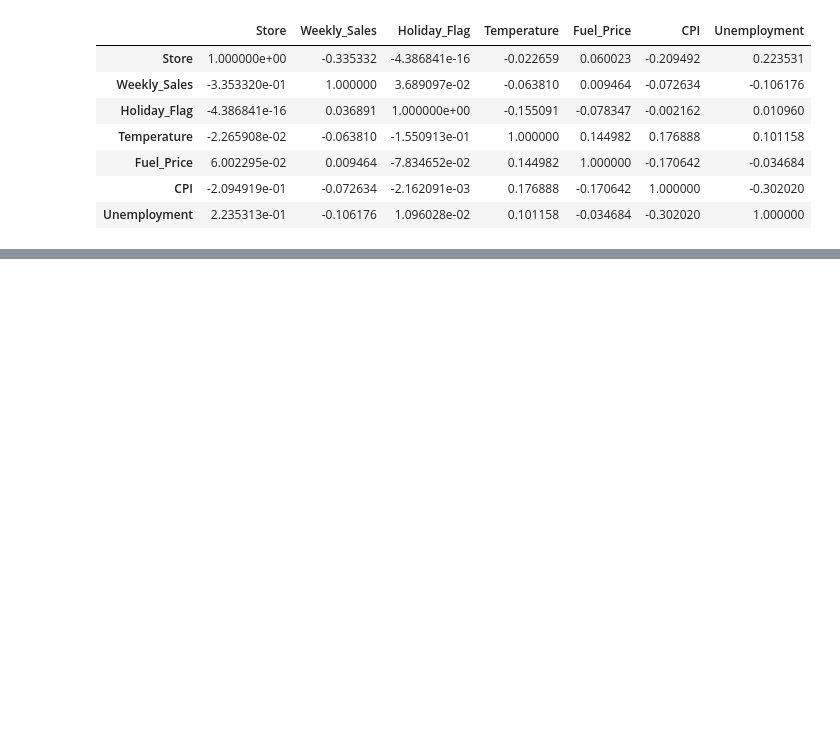
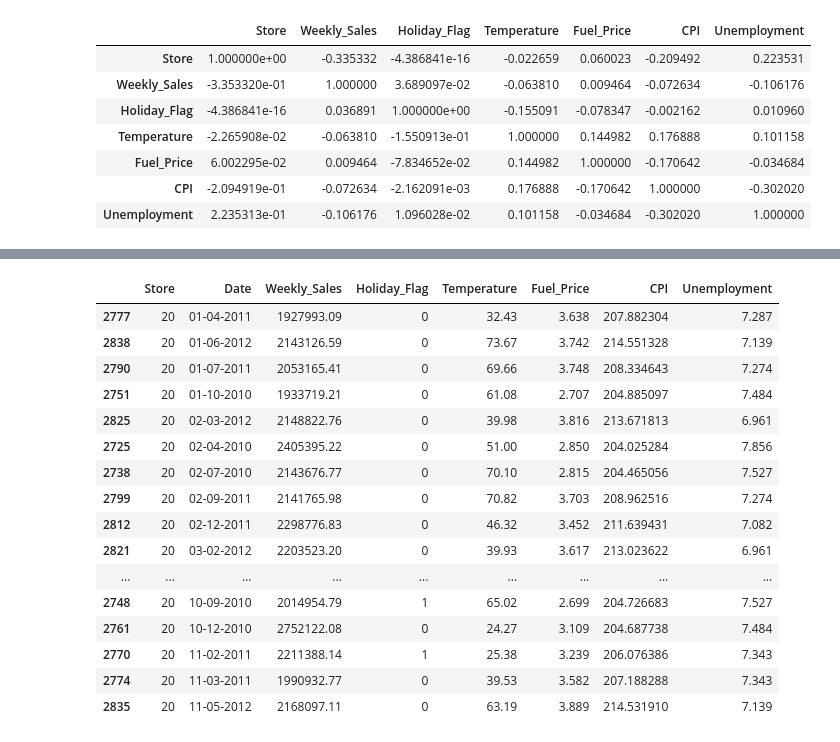
Before and after one commit to valdirsantos/Dados, a Jupyter notebook: MINI_PROJETO2_VALDIR.ipynb, the cells around one changed output, grey strips where cells are left out. Cells and saved outputs as stored; diff of their text form; code cells hidden in the pictures; blank space fills up the shorter version.

```diff
--- a/MINI_PROJETO2_VALDIR.ipynb
+++ b/MINI_PROJETO2_VALDIR.ipynb
@@ -171,3 +314,16 @@ vendas_por_loja.sort_values(by='Weekly_Sales_mean', ascending=False)
 fig = ex.bar(vendas_por_loja, x='Store', y='Weekly_Sales_mean', title='Média de vendas por loja')
 fig.update_layout(xaxis_title='Loja', yaxis_title='Valor em $')
 fig.show()
+# %%
+# plotar um gráfico de barras com a média de vendas por loja somente de 2010
+# filtrar os dados de 2010 e agrupar por loja e calcular a média de vendas
+
+
+walmart['Year'] = pd.DatetimeIndex(walmart['Date']).year
+vendas_por_loja_2010 = walmart[walmart['Year'] == 2012].groupby(['Store']).agg({'Weekly_Sales': [np.mean]}).reset_index()
+# renomeando as colunas
+vendas_por_loja_2010.columns = ['Store', 'Weekly_Sales_mean']
+fig = ex.bar(vendas_por_loja_2010, x='Store', y='Weekly_Sales_mean', title='Média de vendas por loja em 2010')
+fig.update_layout(xaxis_title='Loja', yaxis_title='Valor em $')
+fig.show()
+walmart['Year']
@@ -176,3 +346,29 @@ fig.show()
 fig = ex.bar(vendas_por_loja, x='Store', y=['Weekly_Sales_max', 'Weekly_Sales_min'], title='Máximo e mínimo de vendas por loja')
 fig.update_layout(xaxis_title='Loja', yaxis_title='Valor em $')
 fig.show()
+# %%
+loja_20 = walmart[walmart['Store'] == 20]
+loja_20 = loja_20.sort_values(by='Date')
+# plotar o gráfico
+fig = ex.line(loja_20, x='Date', y='Weekly_Sales', title='Vendas por semana da loja 20 no período de 2010 a 2012')
+fig.show()
+# %%
+loja_20.head(50)
+# %% [output]
+|  | Store | Date | Weekly_Sales | Holiday_Flag | Temperature | Fuel_Price | CPI | Unemployment |
+| 2777 | 20 | 01-04-2011 | 1927993.09 | 0 | 32.43 | 3.638 | 207.882304 | 7.287 |
+| 2838 | 20 | 01-06-2012 | 2143126.59 | 0 | 73.67 | 3.742 | 214.551328 | 7.139 |
+| 2790 | 20 | 01-07-2011 | 2053165.41 | 0 | 69.66 | 3.748 | 208.334643 | 7.274 |
+| 2751 | 20 | 01-10-2010 | 1933719.21 | 0 | 61.08 | 2.707 | 204.885097 | 7.484 |
+| 2825 | 20 | 02-03-2012 | 2148822.76 | 0 | 39.98 | 3.816 | 213.671813 | 6.961 |
+| 2725 | 20 | 02-04-2010 | 2405395.22 | 0 | 51.00 | 2.850 | 204.025284 | 7.856 |
+| 2738 | 20 | 02-07-2010 | 2143676.77 | 0 | 70.10 | 2.815 | 204.465056 | 7.527 |
+| 2799 | 20 | 02-09-2011 | 2141765.98 | 0 | 70.82 | 3.703 | 208.962516 | 7.274 |
+| 2812 | 20 | 02-12-2011 | 2298776.83 | 0 | 46.32 | 3.452 | 211.639431 | 7.082 |
+| 2821 | 20 | 03-02-2012 | 2203523.20 | 0 | 39.93 | 3.617 | 213.023622 | 6.961 |
+| ... | ... | ... | ... | ... | ... | ... | ... | ... |
+| 2748 | 20 | 10-09-2010 | 2014954.79 | 1 | 65.02 | 2.699 | 204.726683 | 7.527 |
+| 2761 | 20 | 10-12-2010 | 2752122.08 | 0 | 24.27 | 3.109 | 204.687738 | 7.484 |
+| 2770 | 20 | 11-02-2011 | 2211388.14 | 1 | 25.38 | 3.239 | 206.076386 | 7.343 |
+| 2774 | 20 | 11-03-2011 | 1990932.77 | 0 | 39.53 | 3.582 | 207.188288 | 7.343 |
+| 2835 | 20 | 11-05-2012 | 2168097.11 | 0 | 63.19 | 3.889 | 214.531910 | 7.139 |
```
Also changed, not shown: parts of 25 cells of this notebook, 8 other files.
